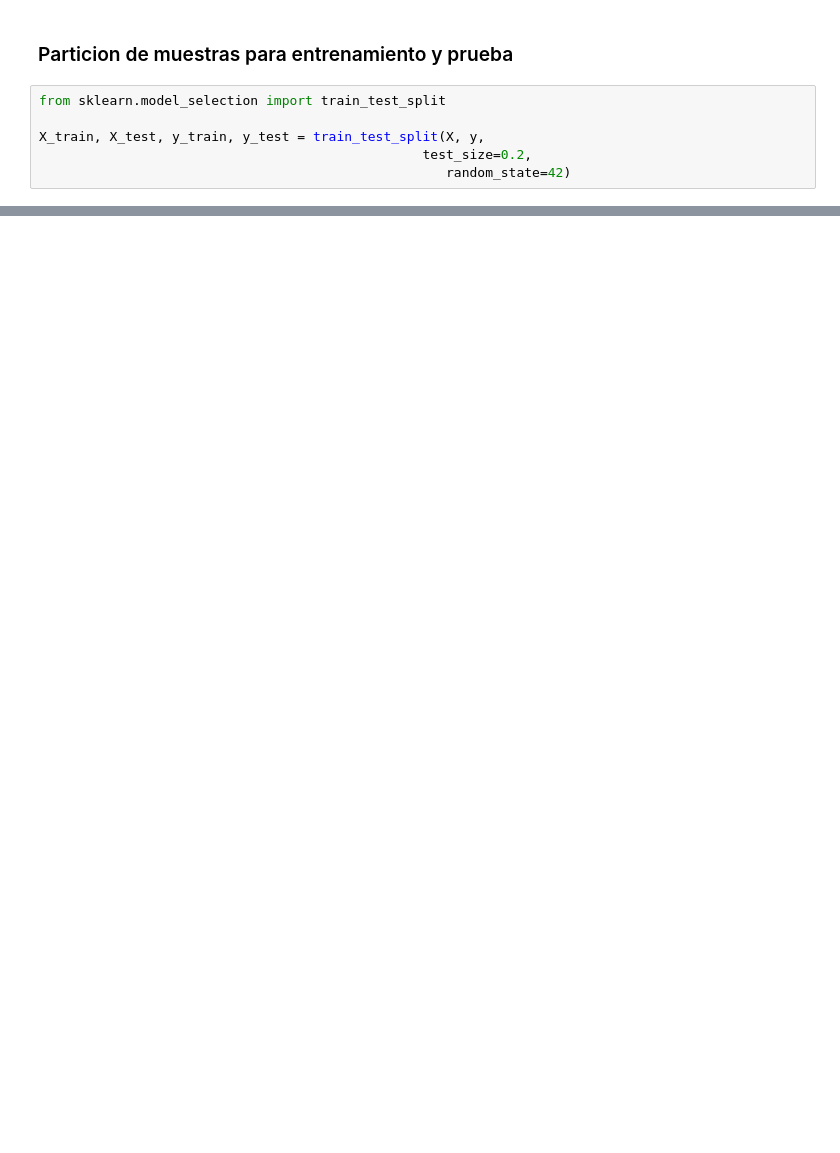
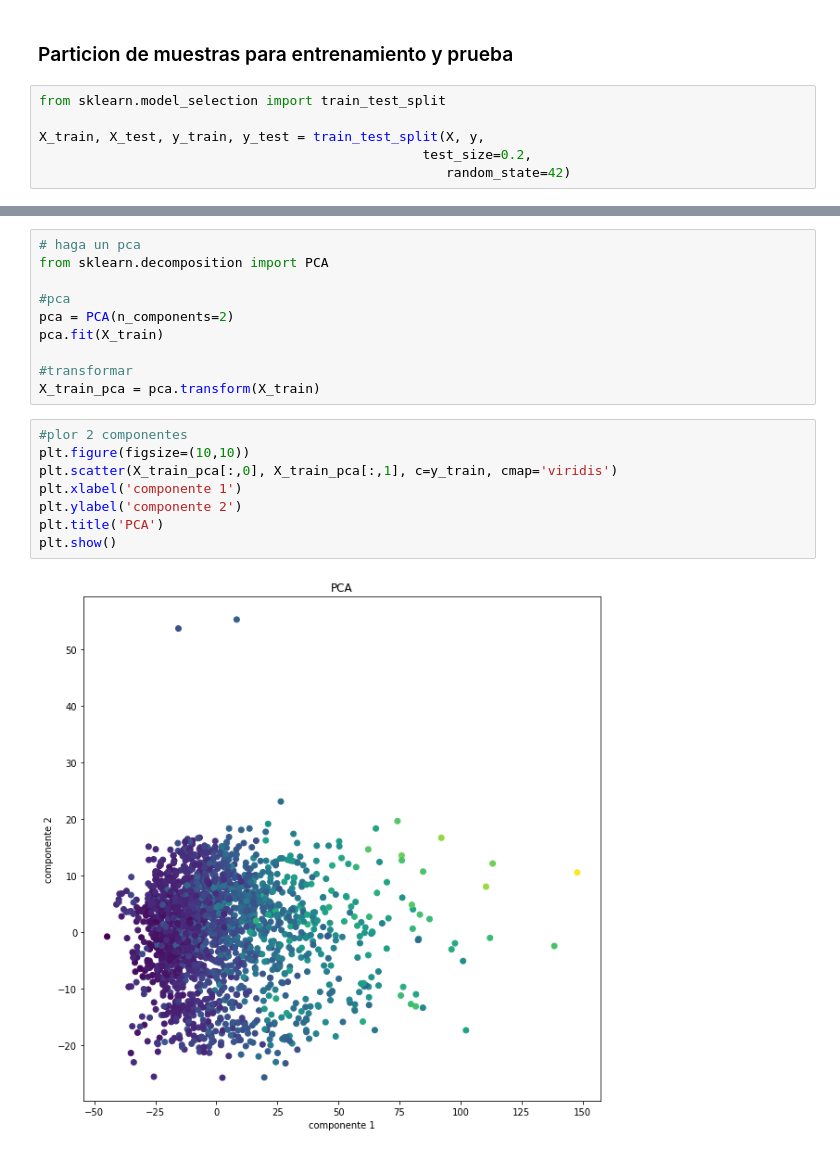
Before and after one commit to luisab26/MIAD_ANS_TEAM22, a Jupyter notebook: EDA/Exploracion Inicial Datos Ejemplo.ipynb, the cells around one changed output, grey strips where cells are left out. Saved outputs shown, nothing was run; the diff lists cells and outputs as text; blank space fills up the shorter version.

```diff
--- a/EDA/Exploracion Inicial Datos Ejemplo.ipynb
+++ b/EDA/Exploracion Inicial Datos Ejemplo.ipynb
@@ -148,0 +167,20 @@ X_train, X_test, y_train, y_test = train_test_split(X, y,
+# %%
+# haga un pca
+from sklearn.decomposition import PCA
+
+#pca
+pca = PCA(n_components=2)
+pca.fit(X_train)
+
+#transformar
+X_train_pca = pca.transform(X_train)
+# %%
+#plor 2 componentes
+plt.figure(figsize=(10,10))
+plt.scatter(X_train_pca[:,0], X_train_pca[:,1], c=y_train, cmap='viridis')
+plt.xlabel('componente 1')
+plt.ylabel('componente 2')
+plt.title('PCA')
+plt.show()
+# %% [output]
+[figure, added]
```
Also changed, not shown: parts of 5 cells of this notebook, 1 other file.
